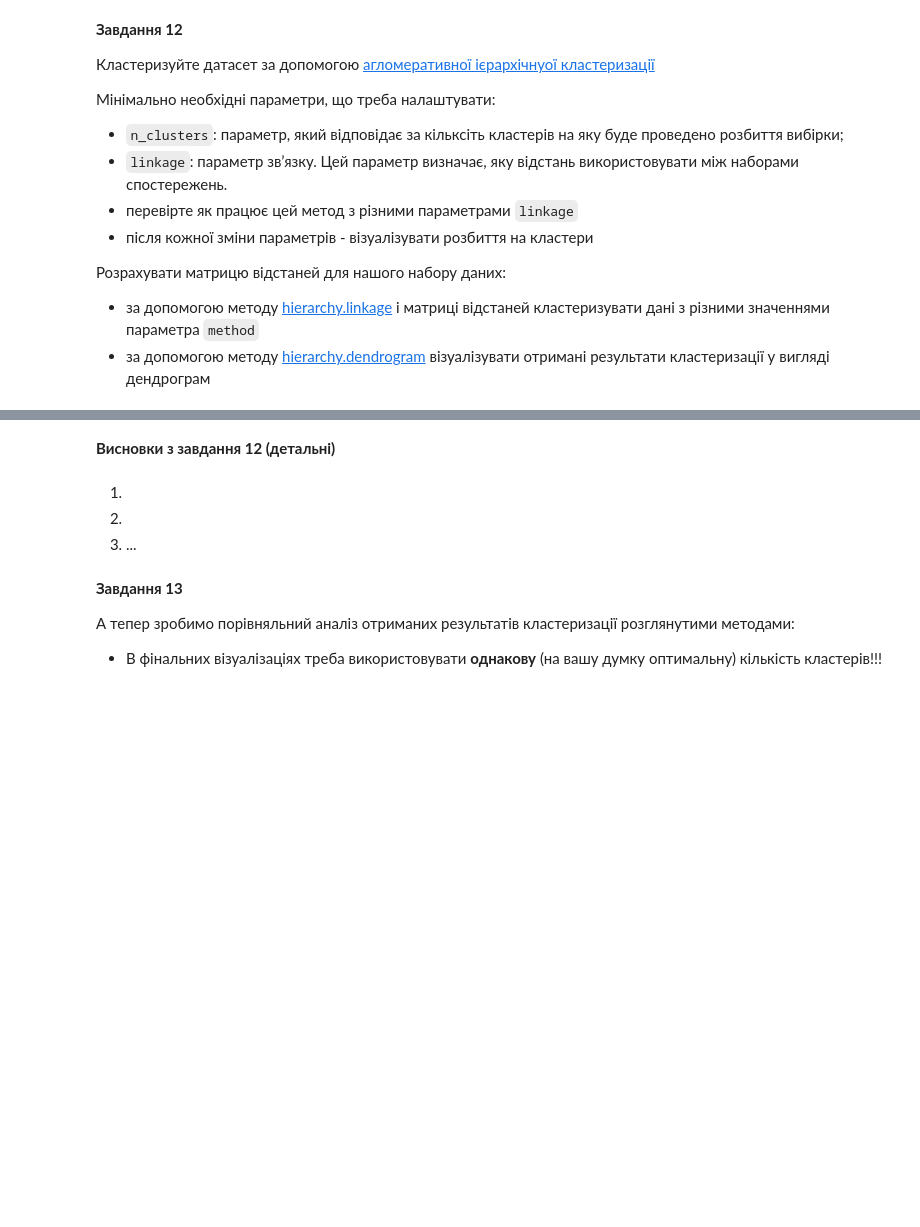
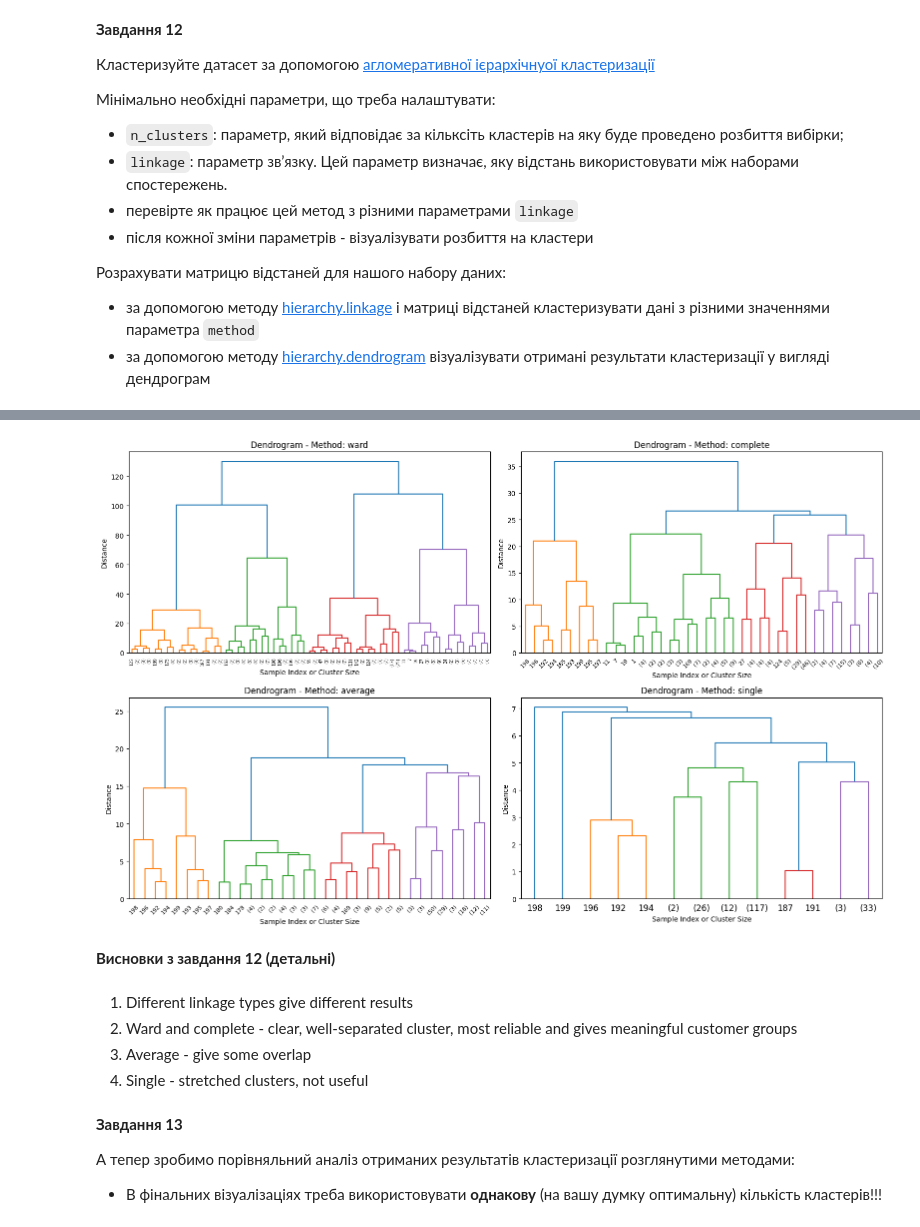
Before and after one commit to VitaliySysak/ai-labs, a Jupyter notebook: main.ipynb, the cells around one changed output, grey strips where cells are left out. Drawn from its saved outputs; the diff is of its cells as text; code cells hidden in the pictures; blank space fills up the shorter version.

```diff
--- a/main.ipynb
+++ b/main.ipynb
@@ -437,9 +458,27 @@ for k in k_values:
+# %%
+dist_matrix = distance_matrix(X_scaled, X_scaled)
+
+fig, axes = plt.subplots(2, 2, figsize=(16, 10))
+axes = axes.flatten()
+
+for i, method in enumerate(linkage_methods):
+    Z = hierarchy.linkage(dist_matrix, method=method)
+    hierarchy.dendrogram(Z, ax=axes[i], truncate_mode='level', p=5)
+    axes[i].set_title(f'Dendrogram - Method: {method}')
+    axes[i].set_xlabel('Sample Index or Cluster Size')
+    axes[i].set_ylabel('Distance')
+
+plt.tight_layout()
+plt.show()
+# %% [output]
+[figure, added]
 # %% [markdown]
 **Висновки з завдання 12 (детальні)**
-# %% [markdown]
-1.
-2.
-3. ...
+# %% [markdown]
+1. Different linkage types give different results
+2. Ward and complete - clear, well-separated cluster, most reliable and gives meaningful customer groups
+3. Average - give some overlap
+4. Single - stretched clusters, not useful
 # %% [markdown]
 **Завдання 13**
 
```
Also changed, not shown: parts of 14 cells of this notebook, 1 other file.
